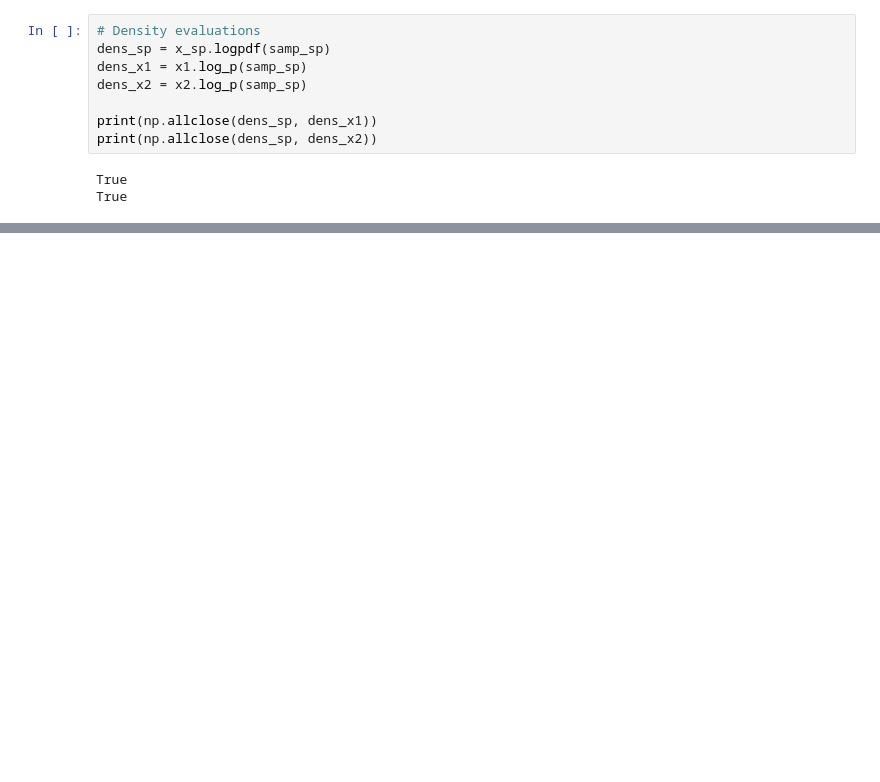
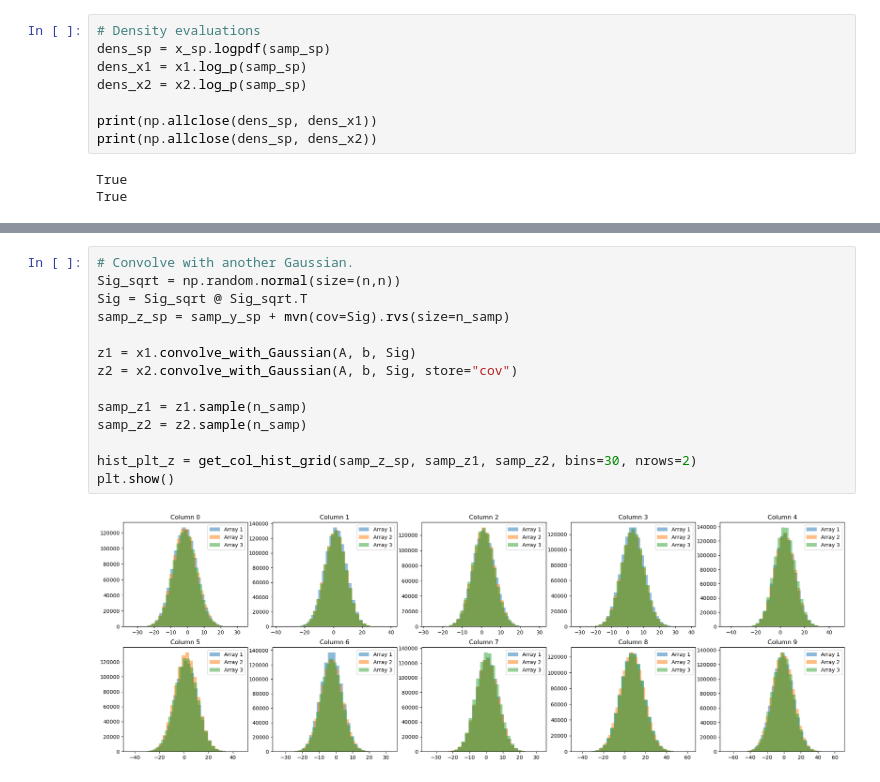
Before and after one commit to arob5/Bayesian-inference-with-surrogates, a Jupyter notebook: experiments/linear_Gaussian/test_Gaussian.ipynb, the cells around one changed output, grey strips where cells are left out. Drawn from its saved outputs; the diff is of its cells as text; blank space fills up the shorter version.

Commit message:
Finished validating Gaussian class.

```diff
--- a/experiments/linear_Gaussian/test_Gaussian.ipynb
+++ b/experiments/linear_Gaussian/test_Gaussian.ipynb
@@ -105,0 +140,16 @@ samp_sp.shape
+# %%
+# Convolve with another Gaussian.
+Sig_sqrt = np.random.normal(size=(n,n))
+Sig = Sig_sqrt @ Sig_sqrt.T
+samp_z_sp = samp_y_sp + mvn(cov=Sig).rvs(size=n_samp)
+
+z1 = x1.convolve_with_Gaussian(A, b, Sig)
+z2 = x2.convolve_with_Gaussian(A, b, Sig, store="cov")
+
+samp_z1 = z1.sample(n_samp)
+samp_z2 = z2.sample(n_samp)
+
+hist_plt_z = get_col_hist_grid(samp_z_sp, samp_z1, samp_z2, bins=30, nrows=2)
+plt.show()
+# %% [output]
+[figure, added]
```
Also changed, not shown: parts of 6 cells of this notebook, 1 other file.
